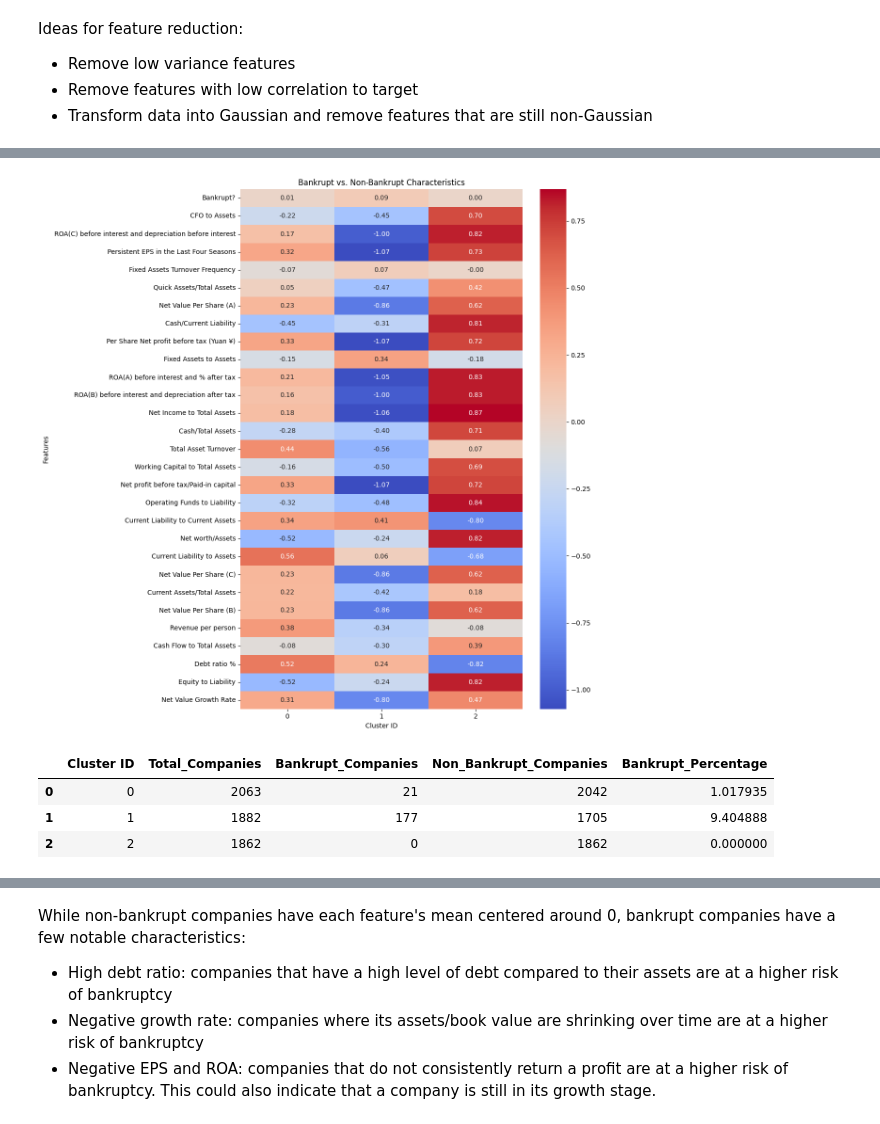
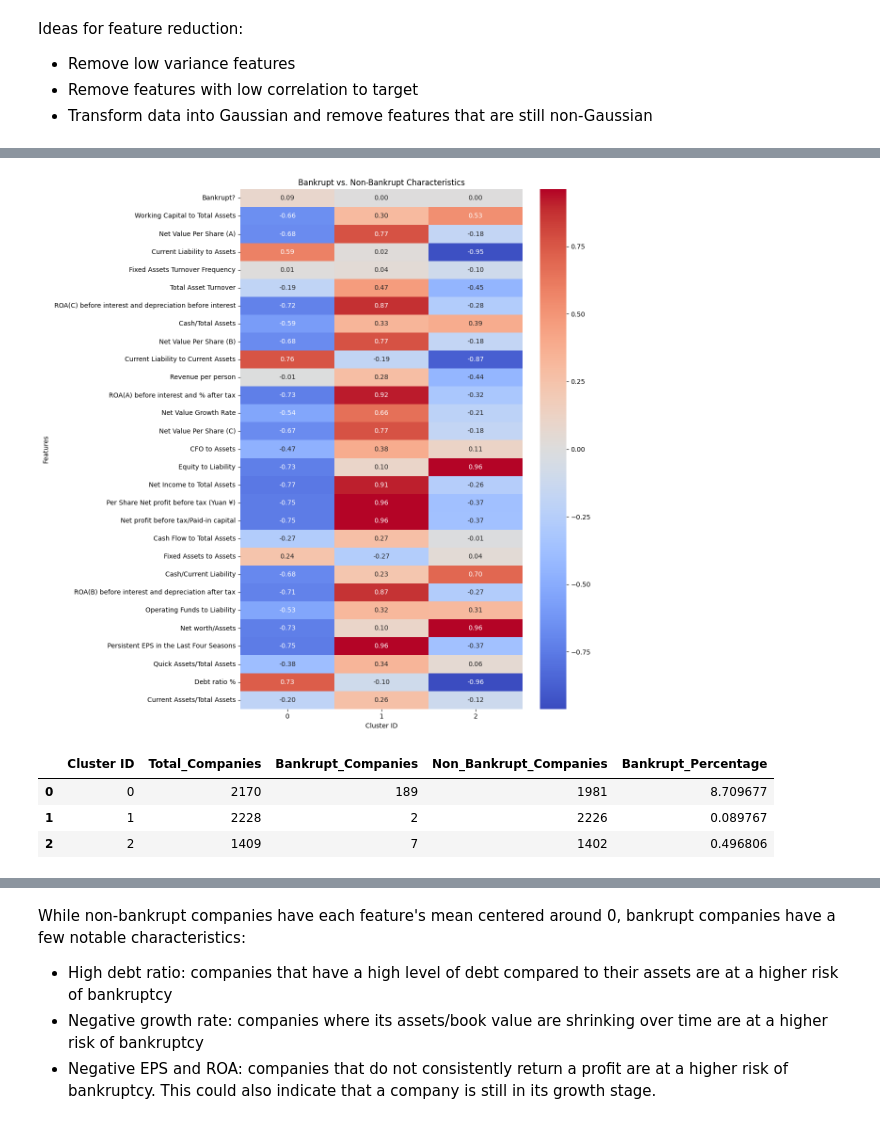
Before and after one commit to brandonyen/company-bankruptcy-prediction, a Jupyter notebook: data-exploration-processing.ipynb, the cells around one changed output, grey strips where cells are left out. Cells and saved outputs as stored; diff of their text form; code cells hidden in the pictures.

```diff
--- a/data-exploration-processing.ipynb
+++ b/data-exploration-processing.ipynb
@@ -79,23 +80,23 @@ Index([' CFO to Assets',
 Columns being dropped: [' Tax rate (A)', ' Liability-Assets Flag']
 # %%
 # Perform clustering on the data and visualize
-kmeans = KMeans(n_clusters=3, random_state=42, n_init=10)
+kmeans = KMeans(n_clusters=3, random_state=42)
 cluster_ids = kmeans.fit_predict(high_var_corr_df.drop('Bankrupt?', axis=1))
 
 # Add cluster id column
 cluster_df = high_var_corr_df.copy()
 cluster_df.insert(1, 'Cluster ID', cluster_ids)
 
 # Visualize characteristics of each cluster
 cluster_df_mean = cluster_df.groupby('Cluster ID').mean()
 plt.figure(figsize=(12, 12))
 sns.heatmap(cluster_df_mean.T, cmap='coolwarm', annot=True, fmt=".2f")
 plt.title('Bankrupt vs. Non-Bankrupt Characteristics')
 plt.ylabel('Features')
 plt.tight_layout()
 plt.show()
 # %% [output]
-[figure, old version]
+[figure, new version]
 # %%
 cluster_summary = cluster_df.groupby('Cluster ID')['Bankrupt?'].agg(
     Total_Companies='count',
@@ -107,7 +108,7 @@ cluster_summary = cluster_df.groupby('Cluster ID')['Bankrupt?'].agg(
 cluster_summary
 # %% [output]
 |  | Cluster ID | Total_Companies | Bankrupt_Companies | Non_Bankrupt_Companies | Bankrupt_Percentage |
-| 0 | 0 | 2063 | 21 | 2042 | 1.017935 |
-| 1 | 1 | 1882 | 177 | 1705 | 9.404888 |
-| 2 | 2 | 1862 | 0 | 1862 | 0.000000 |
+| 0 | 0 | 2170 | 189 | 1981 | 8.709677 |
+| 1 | 1 | 2228 | 2 | 2226 | 0.089767 |
+| 2 | 2 | 1409 | 7 | 1402 | 0.496806 |
 # %% [markdown]
```
Also changed, not shown: parts of 4 cells of this notebook, 6 other files.
